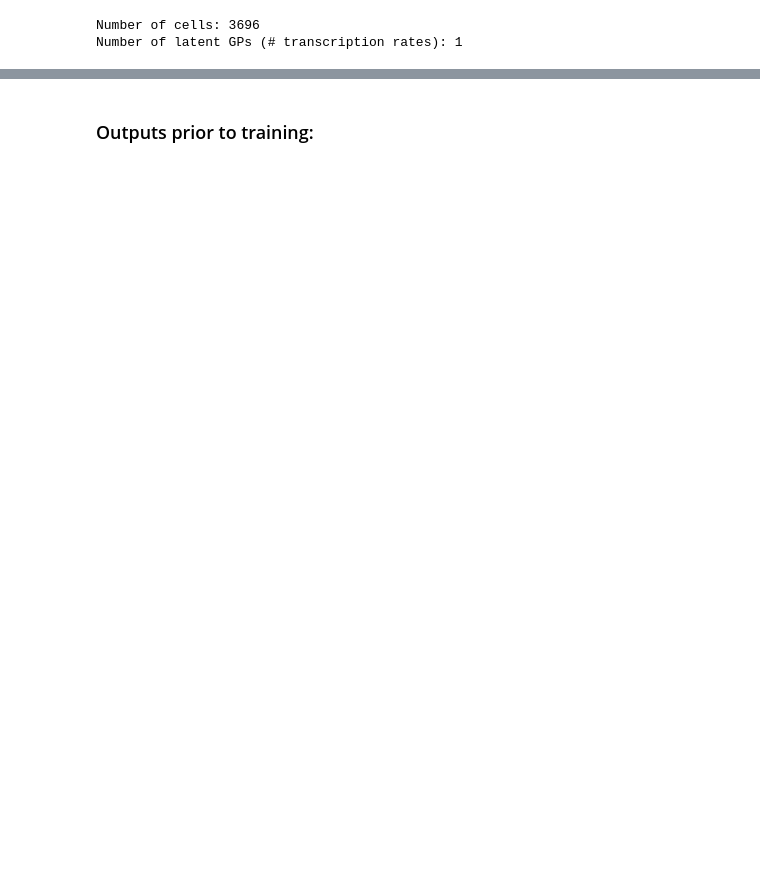
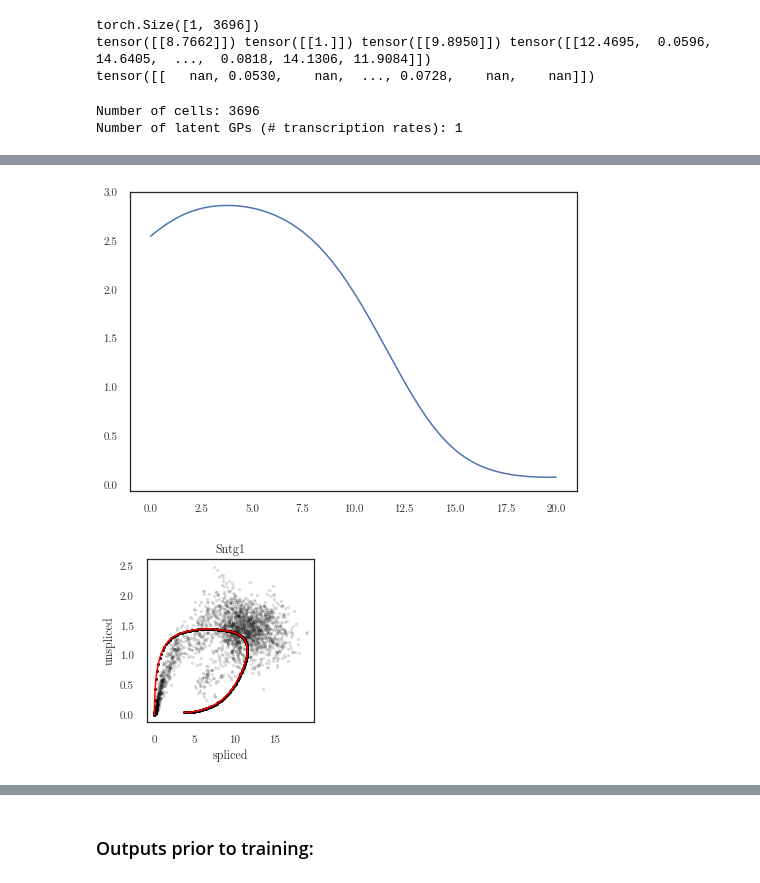
Before and after one commit to mossjacob/alfi, a Jupyter notebook: experiments/rnavelocity/rnavelocity.ipynb, the cells around one changed output, grey strips where cells are left out. Drawn from its saved outputs; the diff is of its cells as text; code cells hidden in the pictures; blank space fills up the shorter version.

```diff
--- a/experiments/rnavelocity/rnavelocity.ipynb
+++ b/experiments/rnavelocity/rnavelocity.ipynb
@@ -29 +64,24 @@ else:
+# %%
+beta = 1.
+u_infty = torch.ones_like(gamma)
+s_infty = 1./gamma
+beta_tilde = beta / (gamma - beta)
+print(u_y.shape)
+s_tilde = s_y - beta_tilde * u_y
+s_tilde_infty = s_infty - beta_tilde * u_infty
+print(s_infty, u_infty, s_tilde_infty, s_tilde)
+t = -1/gamma * torch.log((s_tilde - s_tilde_infty) / (-s_tilde_infty))
+time_ass = t.nan_to_num(0)
+print(t)
+
+splicing_rate = torch.zeros_like(gamma)
+splicing_rate += 2.013
+transcription_rate = torch.zeros_like(gamma)
+transcription_rate += 2.96#3.6
+gamma = torch.zeros_like(gamma)
+gamma += 0.189
+# %% [output]
+torch.Size([1, 3696])
+tensor([[8.7662]]) tensor([[1.]]) tensor([[9.8950]]) tensor([[12.4695,  0.0596, 14.6405,  ...,  0.0818, 14.1306, 11.9084]])
+tensor([[   nan, 0.0530,    nan,  ..., 0.0728,    nan,    nan]])
 # %%
@@ -92,19 +208,37 @@ Number of latent GPs (# transcription rates): 1
 # %%
-# Training the GP model
-from gpytorch.mlls import ExactMarginalLogLikelihood
-from gpytorch.likelihoods import MultitaskGaussianLikelihood
-from torch.optim import Adam
-like = MultitaskGaussianLikelihood(1)
-mll = ExactMarginalLogLikelihood(like, gp_model)
-optim = Adam(gp_model.parameters(), lr=0.1)
-t = torch.linspace(0, end_t, 10)
-y = torch.tensor([1., 1., 1., 1., 1., 0.1, 0.1, 0.1, 0.1, 0.1]).unsqueeze(-1)
-for epoch in range(10):
-    optim.zero_grad()
+pretrain=True
+if pretrain:
+    # Training the GP model
+    from gpytorch.mlls import VariationalELBO
+    from gpytorch.likelihoods import MultitaskGaussianLikelihood
+    from torch.optim import Adam
+    from alfi.utilities.torch import inv_softplus
+    like = MultitaskGaussianLikelihood(1)
+    mll = VariationalELBO(like, gp_model, 50)
+    optim = Adam(gp_model.parameters(), lr=0.05)
+    t = torch.linspace(0, end_t, config.num_timepoint_choices)
+    print(t.shape)
+    y_train = inv_softplus(y[0, 0, :config.num_timepoint_choices]).view(-1, 1)
+    # plt.plot(t, y)
+    for epoch in range(30):
+        optim.zero_grad()
+        out = gp_model(t)
+        loss = - mll(out, y_train)
+        if epoch % 10 == 0:
+            print(gp_model.covar_module.lengthscale)
+            print('Epoch', epoch, 'loss', loss.item())
+        loss.backward()
+        optim.step()
+
     out = gp_model(t)
-    print(out.mean.shape, y.shape)
-    loss = - mll(out, y)
-    print(loss)
-    loss.backward()
-    optim.step()
+    plt.plot(t, softplus(out.mean[:, 0].detach()))
+    with torch.no_grad():
+        # transcription_rate += 1.
+        # lfm.raw_transcription_rate -= 3
+        # lfm.raw_splicing_rate += 0.5
+        print(lfm.splicing_rate)
+        print(transcription_rate, lfm.transcription_rate)
+        print(lfm.decay_rate)
+    lfm(lfm.timepoint_choices, step_size=1e-1)
+    print_scatter(cells, cpe_index, num_connections=0)
 # %% [output]
@@ -130,0 +256,2 @@ tensor(11.2096, grad_fn=<NegBackward>)
+[figure, added]
+[figure, added]
```
Also changed, not shown: parts of 27 cells of this notebook, 5 other files.
